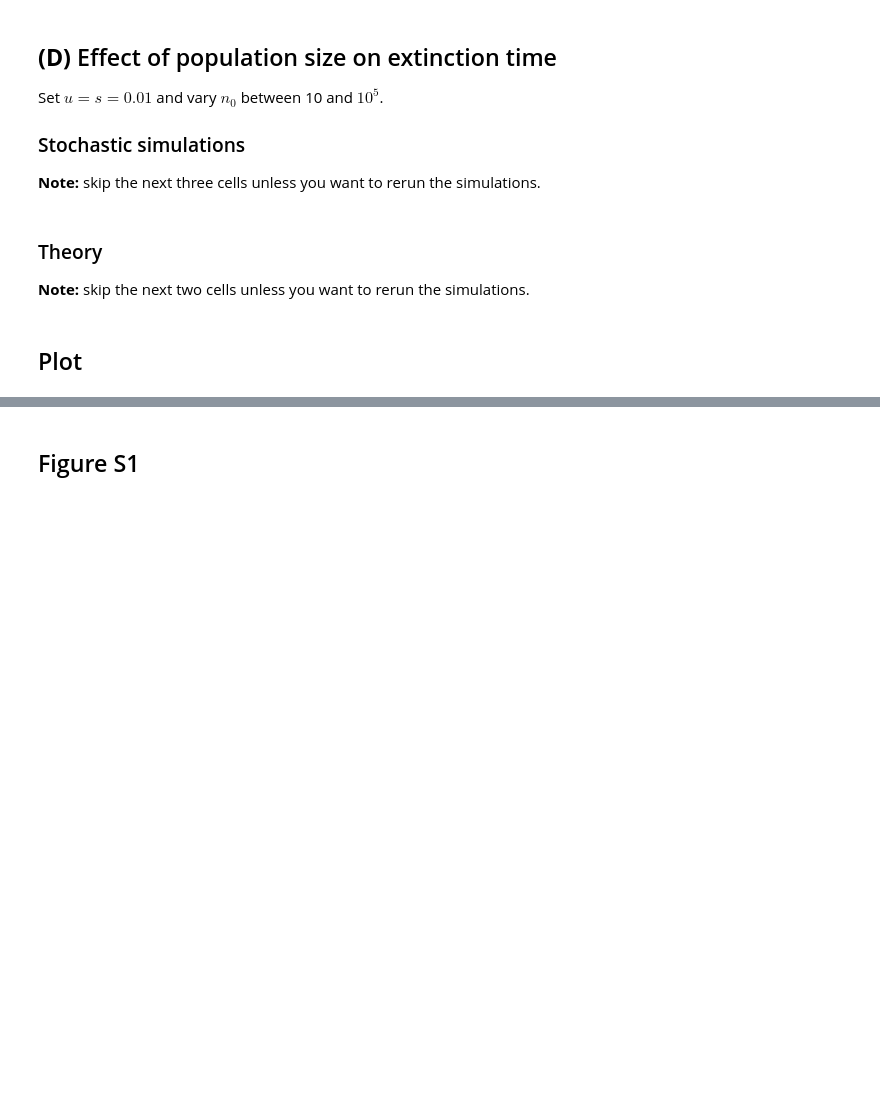
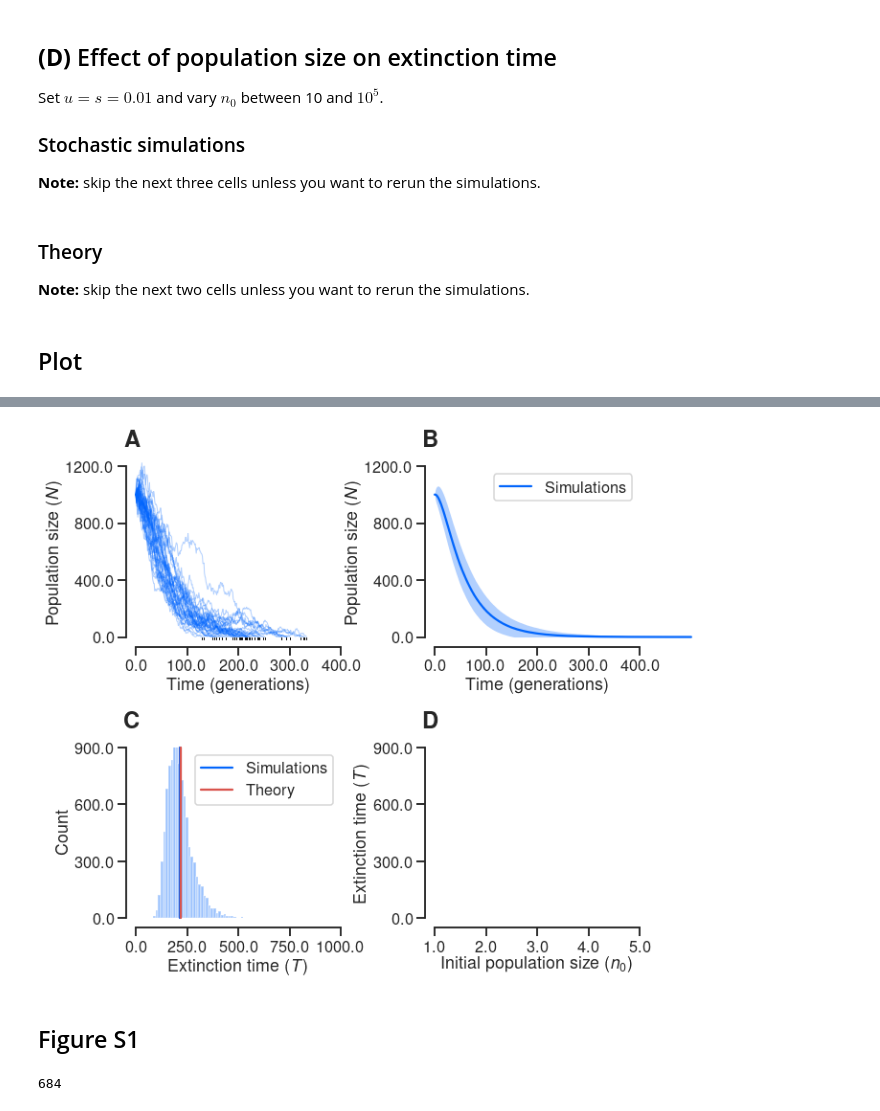
Before and after one commit to rbazev/doomed, a Jupyter notebook: python/fig2.ipynb, the cells around one changed output, grey strips where cells are left out. Drawn from its saved outputs; the diff is of its cells as text; code cells hidden in the pictures; blank space fills up the shorter version.

```diff
--- a/python/fig2.ipynb
+++ b/python/fig2.ipynb
@@ -25,7 +23,7 @@ tt = []
 for i in range(10000):
     if (i % 100 == 0):
         print('.', sep='', end='')
-    n, t = sim([1000], .02, .06)
+    n, t = sim([1000], .06, .02)
     nn.append(n)
     tt.append(t)
 tt = np.array(tt)
@@ -56,4 +56,4 @@ nexp = [N(100, .01, .01, t) for t in range(501)]
 # %%
 # expected extinction time
-Texp, Tvar = T(100, .06, .02, 1e-6, False, True)
-print Texp, Tvar
+Texp, Tvar = T(1000, .06, .02, 1e-6, False, True)
+print(Texp, Tvar)
@@ -103,9 +105,10 @@ fig2theory.head()
 # %% [markdown]
 ## Plot
 # %%
-t = range(601)
-m = nmat.mean(axis=1)[:601]
-s = nmat.std(axis=1, ddof=1)[:601]
+tmax = 401
+t = range(tmax)
+m = nmat.mean(axis=1)[:tmax]
+s = nmat.std(axis=1, ddof=1)[:tmax]
 # %%
 # maximum extinction time
 tt.max()
@@ -117,43 +122,45 @@ blu = sns.xkcd_rgb["bright blue"]
 
 fig.subplots_adjust()
 
-set_up_axes(ax1, xmin=0, xmax=600, xstep=200, ymin=0, ymax=400, ystep=100, rnd=1,
+set_up_axes(ax1, xmin=0, xmax=400, xstep=100, ymin=0, ymax=1200, ystep=400, rnd=1,
     ylabel=r'Population size $(N)$', xlabel='Time (generations)', part_label=r'\textbf{A}')
-set_up_axes(ax2, xmin=0, xmax=600, xstep=200, ymin=0, ymax=150, ystep=50, rnd=1,
+set_up_axes(ax2, xmin=0, xmax=400, xstep=100, ymin=0, ymax=1200, ystep=400, rnd=1,
     ylabel=r'Population size $(N)$', xlabel='Time (generations)', part_label=r'\textbf{B}')
 set_up_axes(ax3, xmin=0, xmax=1000, xstep=250, ymin=0, ymax=900, ystep=300, rnd=1,
     ylabel='Count', xlabel='Extinction time $(T)$', part_label=r'\textbf{C}')
 set_up_axes(ax4, xmin=1, xmax=5.01, xstep=1, ymin=0, ymax=900, ystep=300, rnd=1,
     ylabel=r'Extinction time $(T)$', xlabel=r'Initial population size $(n_0)$', part_label=r'\textbf{D}')
 
 ax1.set_position([.121, .62, .35, .31])
 ax2.set_position([.631, .62, .35, .31])
 ax3.set_position([.121, .11, .35, .31])
 ax4.set_position([.631, .11, .35, .31])
 
-for i in range(1920, 1960):
+for i in range(1720, 1760):
     ax1.plot(nn[i], color=blu, alpha=.3, lw=1, clip_on=False)
     ax1.plot([tt[i]] * 2, [-6, -17], 'k-', clip_on=False, lw=1)
 
 lo = m-s
 lo[lo<0] = 0
 ax2.fill_between(t, m+s, lo, color=blu, alpha=.3, clip_on=False, lw=0)
 ax2.plot(t, m, clip_on=False, label='Simulations', color=blu)
-ax2.plot(t, nexp, '--', color=red, clip_on=False, label='Theory', dashes=[4, 2.9])
+# ax2.plot(t, nexp, '--', color=red, clip_on=False, label='Theory', dashes=[4, 2.9])
 ax2.legend()
 
 sns.distplot(tt, kde=False, ax=ax3, color=blu)
 ax3.plot([tt.mean()] * 2, [0, 900], color=blu, clip_on=False, label='Simulations')
 ax3.plot([Texp] * 2, [0, 900], color=red, clip_on=False, label='Theory')
 ax3.legend()
 
-ax4.plot(fig2theory['logN'], fig2theory['T'], color=red)
-ax4.plot(fig2sim['logN'], fig2sim['T'], color=blu)
-ax4.fill_between(fig2sim['logN'], fig2sim['T'] + fig2sim['Tstd'], fig2sim['T'] - fig2sim['Tstd'],
-    color=blu, alpha=.3, lw=0, clip_on=False)
-ax4.set_xticklabels(['$10$', '$10^{2}$', '$10^{3}$', '$10^{4}$', '$10^{5}$'])
+# ax4.plot(fig2theory['logN'], fig2theory['T'], color=red)
+# ax4.plot(fig2sim['logN'], fig2sim['T'], color=blu)
+# ax4.fill_between(fig2sim['logN'], fig2sim['T'] + fig2sim['Tstd'], fig2sim['T'] - fig2sim['Tstd'],
+#     color=blu, alpha=.3, lw=0, clip_on=False)
+# ax4.set_xticklabels(['$10$', '$10^{2}$', '$10^{3}$', '$10^{4}$', '$10^{5}$'])
 
 plt.savefig('../figures/fig2.pdf')
+# %% [output]
+[figure, added]
 # %% [markdown]
 ## Figure S1
 # %%
@@ -179,3 +186,7 @@ ax.legend()
 ax.set_xticklabels(['10', '$10^{2}$', '$10^{3}$', '$10^{4}$', '$10^{5}$'])
 
 plt.savefig('../figures/figS1.pdf')
+# %%
+tt.max()
+# %% [output]
+684
```
Also changed, not shown: parts of 7 cells of this notebook, 6 other files.
